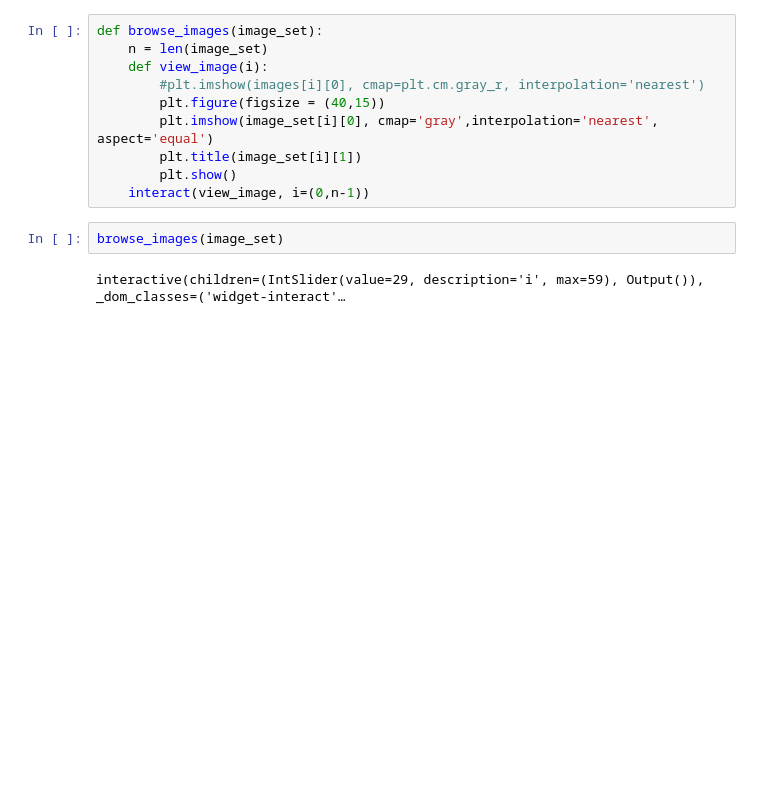
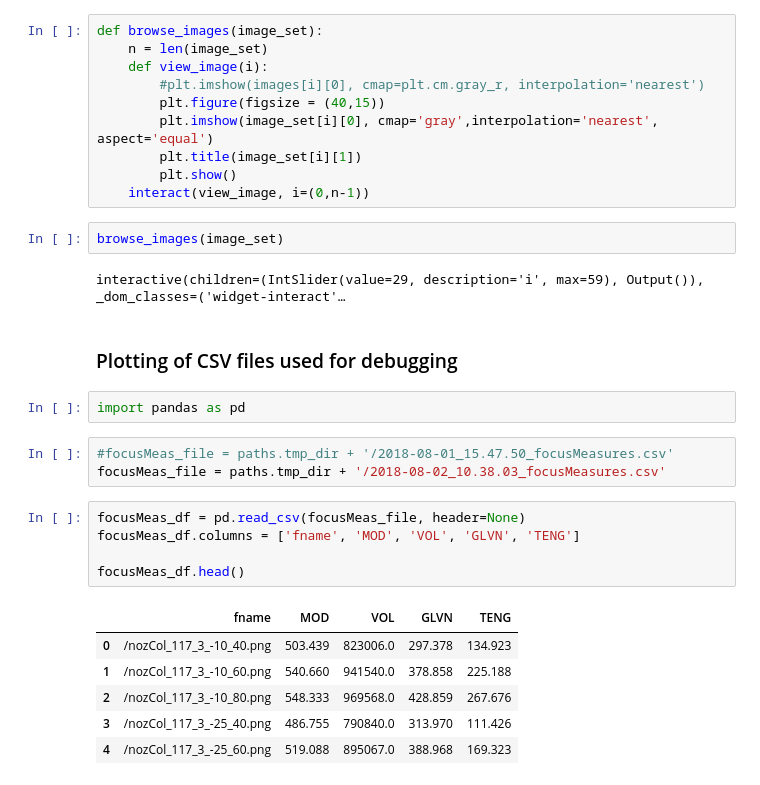
Before and after one commit to Aniruddh1/ipython-opencv-notebooks, a Jupyter notebook: notebooks/DIF_AutoFocus.ipynb, the cells around one changed output. Drawn from its saved outputs; the diff is of its cells as text; blank space fills up the shorter version.

```diff
--- a/notebooks/DIF_AutoFocus.ipynb
+++ b/notebooks/DIF_AutoFocus.ipynb
@@ -756,3 +756,22 @@ def browse_images(image_set):
 browse_images(image_set)
 # %% [output]
 interactive(children=(IntSlider(value=29, description='i', max=59), Output()), _dom_classes=('widget-interact'…
+# %% [markdown]
+### Plotting of CSV files used for debugging
+# %%
+import pandas as pd
+# %%
+#focusMeas_file = paths.tmp_dir + '/2018-08-01_15.47.50_focusMeasures.csv'
+focusMeas_file = paths.tmp_dir + '/2018-08-02_10.38.03_focusMeasures.csv'
+# %%
+focusMeas_df = pd.read_csv(focusMeas_file, header=None)
+focusMeas_df.columns = ['fname', 'MOD', 'VOL', 'GLVN', 'TENG']
+
+focusMeas_df.head()
+# %% [output]
+|  | fname | MOD | VOL | GLVN | TENG |
+| 0 | /nozCol_117_3_-10_40.png | 503.439 | 823006.0 | 297.378 | 134.923 |
+| 1 | /nozCol_117_3_-10_60.png | 540.660 | 941540.0 | 378.858 | 225.188 |
+| 2 | /nozCol_117_3_-10_80.png | 548.333 | 969568.0 | 428.859 | 267.676 |
+| 3 | /nozCol_117_3_-25_40.png | 486.755 | 790840.0 | 313.970 | 111.426 |
+| 4 | /nozCol_117_3_-25_60.png | 519.088 | 895067.0 | 388.968 | 169.323 |
```
Also changed, not shown: parts of 5 cells of this notebook, 2 other files.
